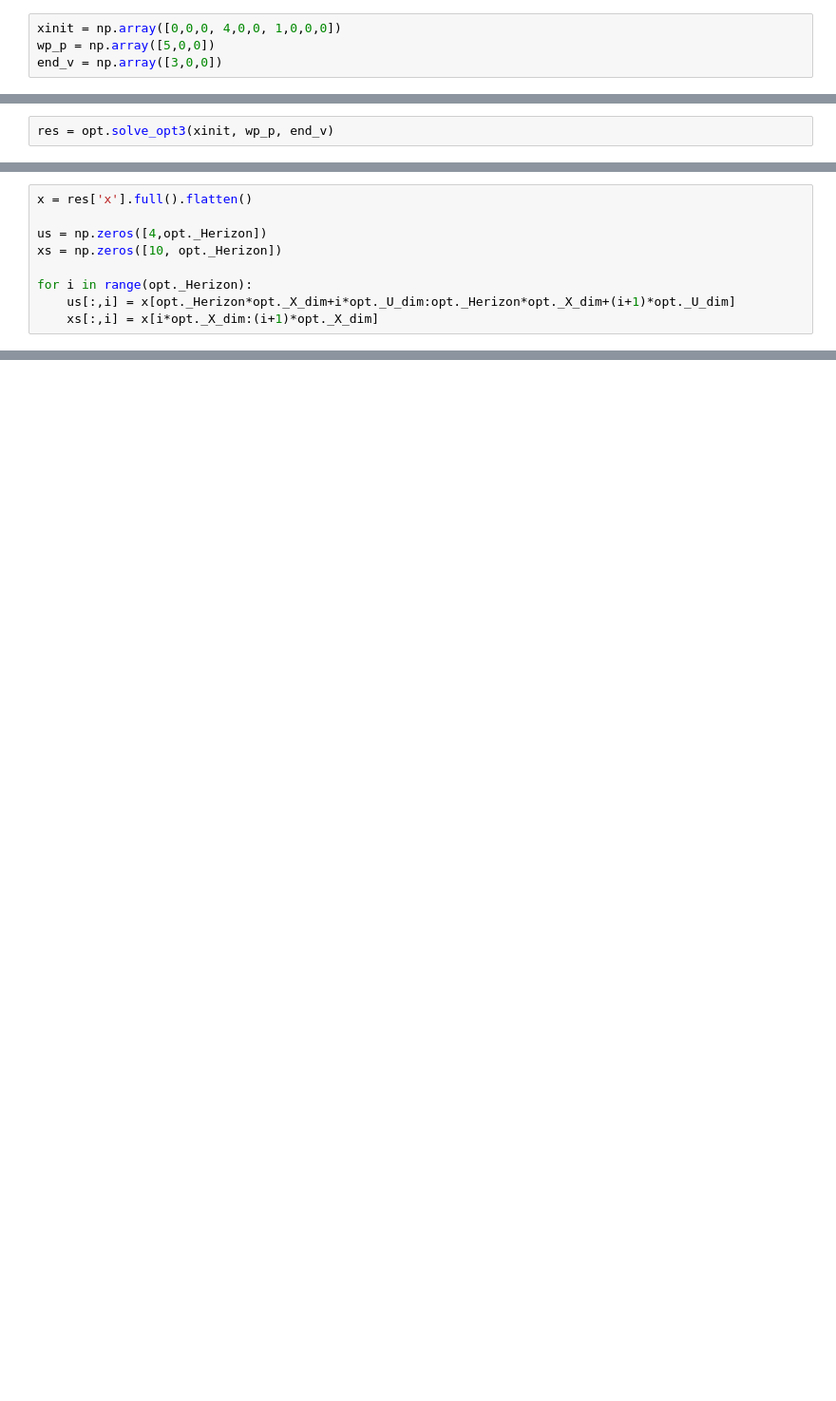
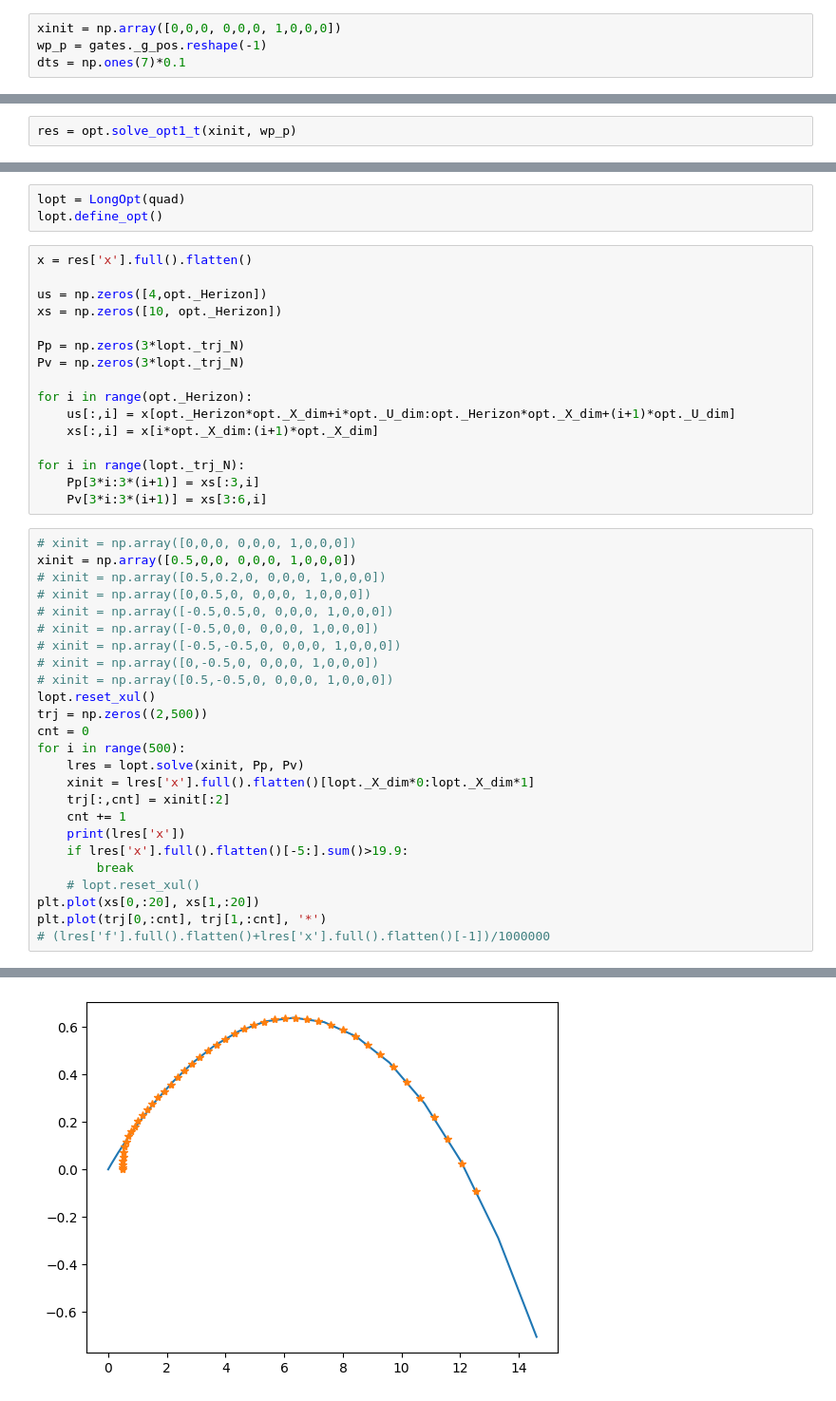
Before and after one commit to ZhouZiyuBIT/dyn_opt, a Jupyter notebook: gate/test.ipynb, the cells around one changed output, grey strips where cells are left out. Shown: that part at 95% size. Cells and saved outputs as stored; diff of their text form; blank space fills up the shorter version.

```diff
--- a/gate/test.ipynb
+++ b/gate/test.ipynb
@@ -254,5 +807,5 @@ opt.define_opt3()
 # %%
-xinit = np.array([0,0,0, 4,0,0, 1,0,0,0])
-wp_p = np.array([5,0,0])
-end_v = np.array([3,0,0])
+xinit = np.array([0,0,0, 0,0,0, 1,0,0,0])
+wp_p = gates._g_pos.reshape(-1)
+dts = np.ones(7)*0.1
 # %%
@@ -279,5 +832,5 @@ Total number of equality constraints.................:      200
 # %%
-res = opt.solve_opt3(xinit, wp_p, end_v)
+res = opt.solve_opt1_t(xinit, wp_p)
 # %% [output]
 This is Ipopt version 3.12.3, running with linear solver mumps.
 NOTE: Other linear solvers might be more efficient (see Ipopt documentation).
@@ -299,9 +852,45 @@ Total number of equality constraints.................:      200
+# %%
+lopt = LongOpt(quad)
+lopt.define_opt()
 # %%
 x = res['x'].full().flatten()
 
 us = np.zeros([4,opt._Herizon])
 xs = np.zeros([10, opt._Herizon])
 
+Pp = np.zeros(3*lopt._trj_N)
+Pv = np.zeros(3*lopt._trj_N)
+
 for i in range(opt._Herizon):
     us[:,i] = x[opt._Herizon*opt._X_dim+i*opt._U_dim:opt._Herizon*opt._X_dim+(i+1)*opt._U_dim]
     xs[:,i] = x[i*opt._X_dim:(i+1)*opt._X_dim]
+
+for i in range(lopt._trj_N):
+    Pp[3*i:3*(i+1)] = xs[:3,i]
+    Pv[3*i:3*(i+1)] = xs[3:6,i]
+# %%
+# xinit = np.array([0,0,0, 0,0,0, 1,0,0,0])
+xinit = np.array([0.5,0,0, 0,0,0, 1,0,0,0])
+# xinit = np.array([0.5,0.2,0, 0,0,0, 1,0,0,0])
+# xinit = np.array([0,0.5,0, 0,0,0, 1,0,0,0])
+# xinit = np.array([-0.5,0.5,0, 0,0,0, 1,0,0,0])
+# xinit = np.array([-0.5,0,0, 0,0,0, 1,0,0,0])
+# xinit = np.array([-0.5,-0.5,0, 0,0,0, 1,0,0,0])
+# xinit = np.array([0,-0.5,0, 0,0,0, 1,0,0,0])
+# xinit = np.array([0.5,-0.5,0, 0,0,0, 1,0,0,0])
+lopt.reset_xul()
+trj = np.zeros((2,500))
+cnt = 0
+for i in range(500):
+    lres = lopt.solve(xinit, Pp, Pv)
+    xinit = lres['x'].full().flatten()[lopt._X_dim*0:lopt._X_dim*1]
+    trj[:,cnt] = xinit[:2]
+    cnt += 1
+    print(lres['x'])
+    if lres['x'].full().flatten()[-5:].sum()>19.9:
+        break
+    # lopt.reset_xul()
+plt.plot(xs[0,:20], xs[1,:20])
+plt.plot(trj[0,:cnt], trj[1,:cnt], '*')
+# (lres['f'].full().flatten()+lres['x'].full().flatten()[-1])/1000000
+# %% [output]
@@ -307,0 +915 @@ for i in range(opt._Herizon):
+[figure, added]
```
Also changed, not shown: parts of 22 cells of this notebook, 10 other files.
